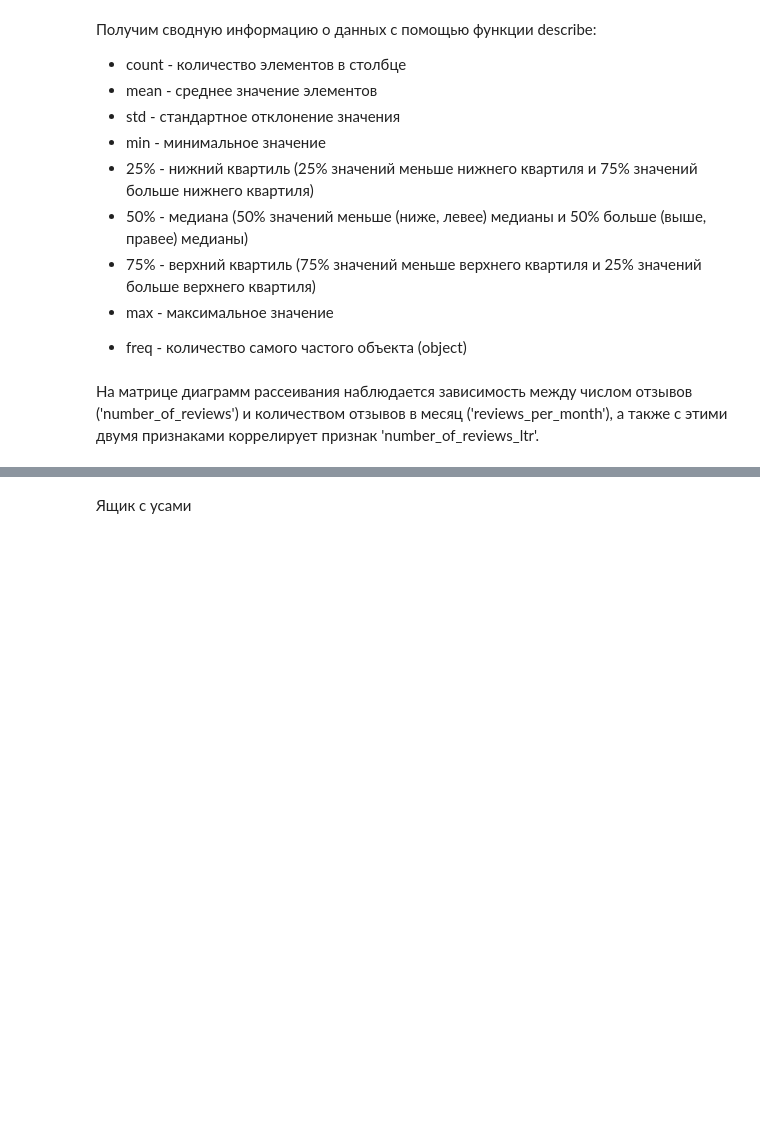
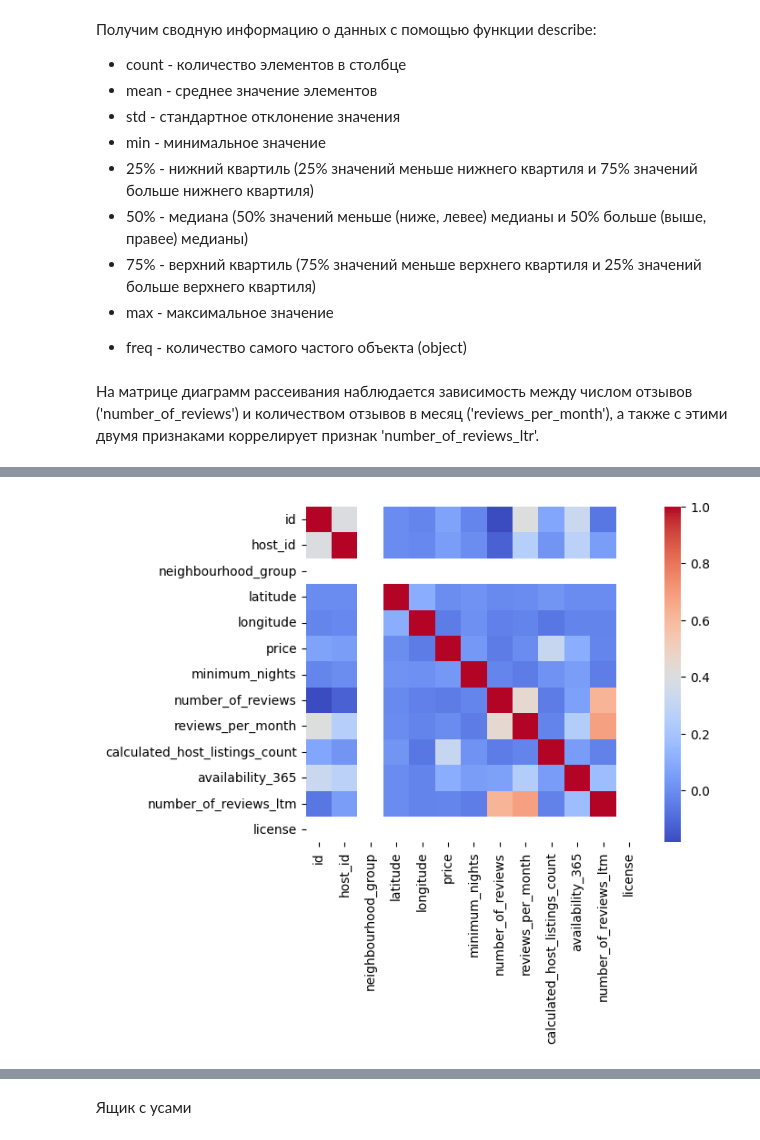
Before and after one commit to vitalii-manukhov/ml_unn_7sem, a Jupyter notebook: file1.ipynb, the cells around one changed output, grey strips where cells are left out. Cells and saved outputs as stored; diff of their text form; code cells hidden in the pictures; blank space fills up the shorter version.

```diff
--- a/file1.ipynb
+++ b/file1.ipynb
@@ -228,4 +257,6 @@ print(values, counts)
 # %%
-#sns.heatmap(data.corr(), square=True, cmap='coolwarm')
-#pass
+sns.heatmap(data.corr(), square=True, cmap='coolwarm')
+pass
+# %% [output]
+[figure, added]
 # %%
```
Also changed, not shown: parts of 59 cells of this notebook, 1 other file.
